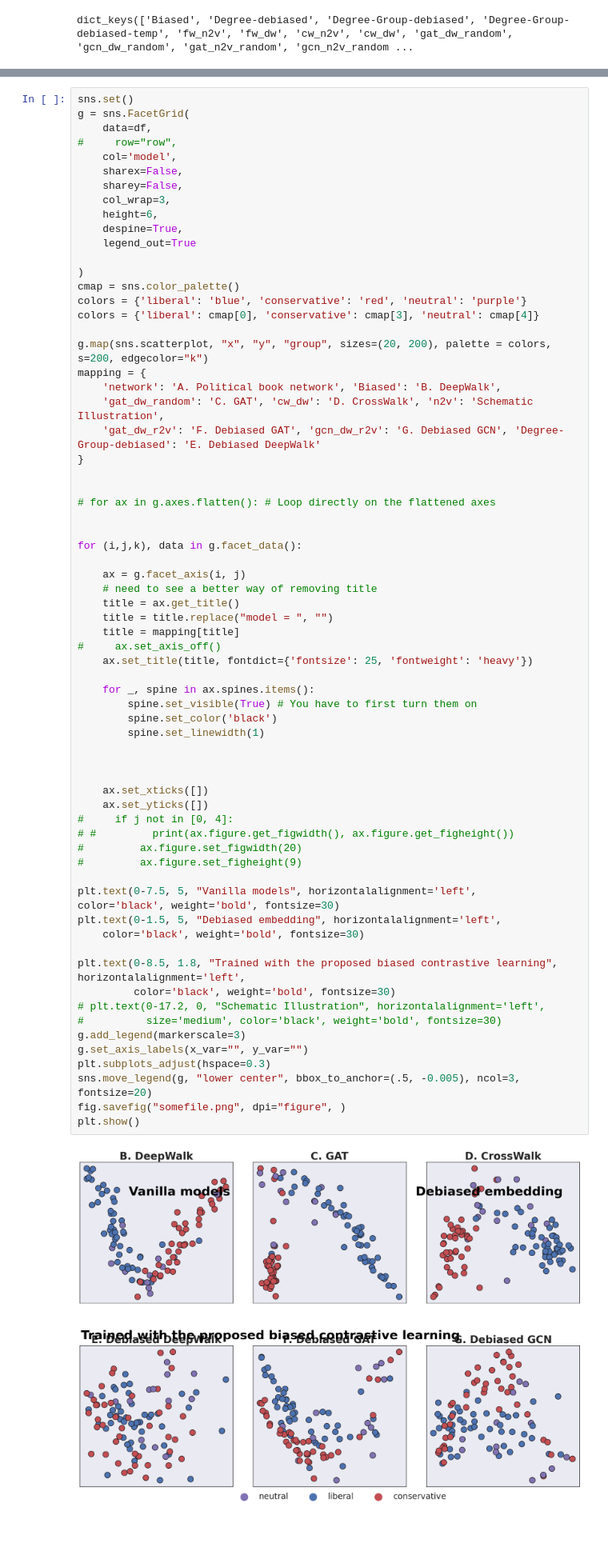
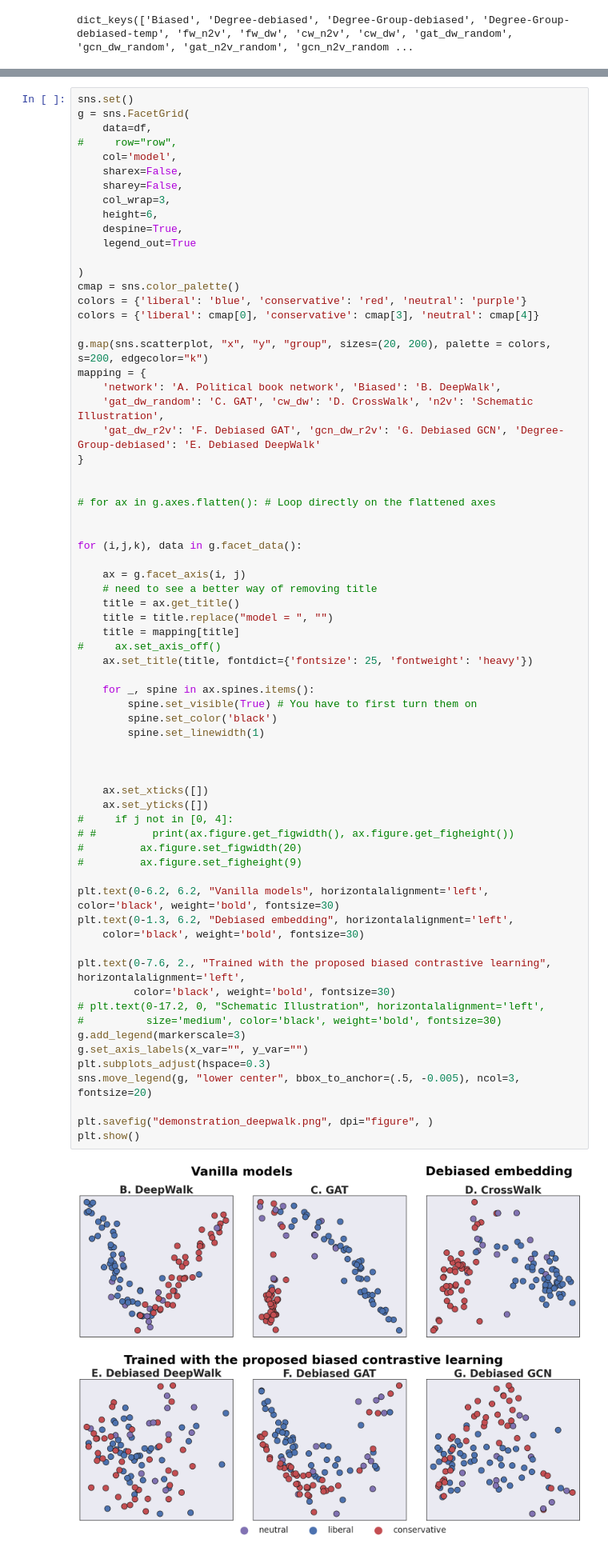
Before and after one commit to thunderock/residual2vec_, a Jupyter notebook: notebooks/PLOTS/demonstration.ipynb, the cells around one changed output, grey strips where cells are left out. Shown at 80% size. Cells and saved outputs as stored; diff of their text form; blank space fills up the shorter version.

```diff
--- a/notebooks/PLOTS/demonstration.ipynb
+++ b/notebooks/PLOTS/demonstration.ipynb
@@ -466,35 +466,36 @@ for (i,j,k), data in g.facet_data():
     title = mapping[title]
 #     ax.set_axis_off()
     ax.set_title(title, fontdict={'fontsize': 25, 'fontweight': 'heavy'})
 
     for _, spine in ax.spines.items():
         spine.set_visible(True) # You have to first turn them on
         spine.set_color('black')
         spine.set_linewidth(1)
 
 
 
     ax.set_xticks([])
     ax.set_yticks([])
 #     if j not in [0, 4]:
 # #         print(ax.figure.get_figwidth(), ax.figure.get_figheight())
 #         ax.figure.set_figwidth(20)
 #         ax.figure.set_figheight(9)
 
-plt.text(0-7.5, 5, "Vanilla models", horizontalalignment='left',
+plt.text(0-6.2, 6.2, "Vanilla models", horizontalalignment='left',
 color='black', weight='bold', fontsize=30)
-plt.text(0-1.5, 5, "Debiased embedding", horizontalalignment='left',
+plt.text(0-1.3, 6.2, "Debiased embedding", horizontalalignment='left',
     color='black', weight='bold', fontsize=30)
 
-plt.text(0-8.5, 1.8, "Trained with the proposed biased contrastive learning", horizontalalignment='left',
+plt.text(0-7.6, 2., "Trained with the proposed biased contrastive learning", horizontalalignment='left',
          color='black', weight='bold', fontsize=30)
 # plt.text(0-17.2, 0, "Schematic Illustration", horizontalalignment='left',
 #          size='medium', color='black', weight='bold', fontsize=30)
 g.add_legend(markerscale=3)
 g.set_axis_labels(x_var="", y_var="")
 plt.subplots_adjust(hspace=0.3)
 sns.move_legend(g, "lower center", bbox_to_anchor=(.5, -0.005), ncol=3, fontsize=20)
-fig.savefig("somefile.png", dpi="figure", )
+
+plt.savefig("demonstration_deepwalk.png", dpi="figure", )
 plt.show()
 # %% [output]
-[figure, old version]
+[figure, new version]
```
Also changed, not shown: parts of 5 cells of this notebook, 6 other files.
